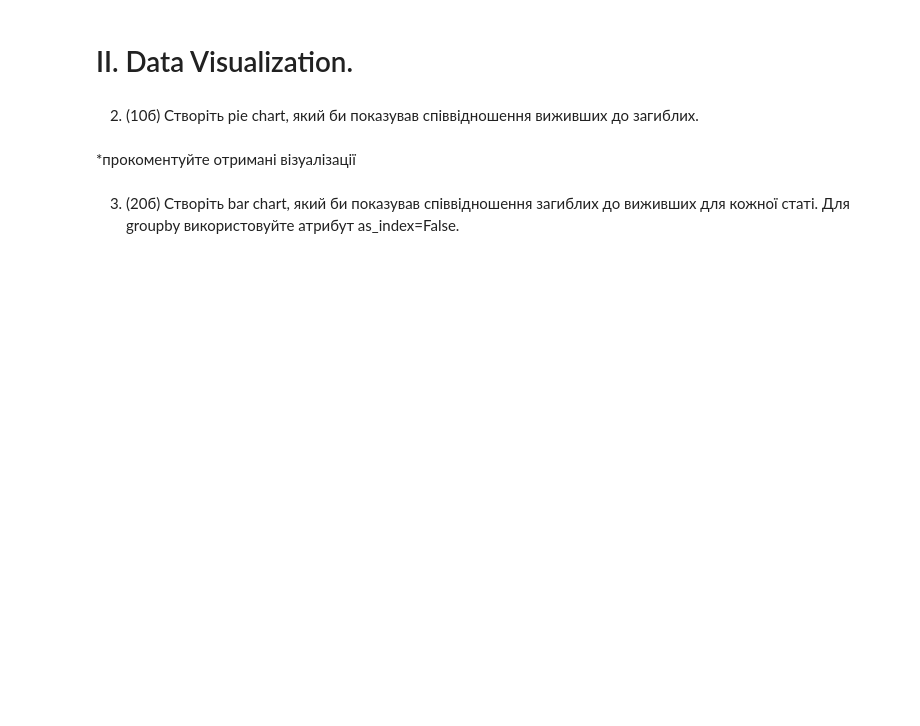
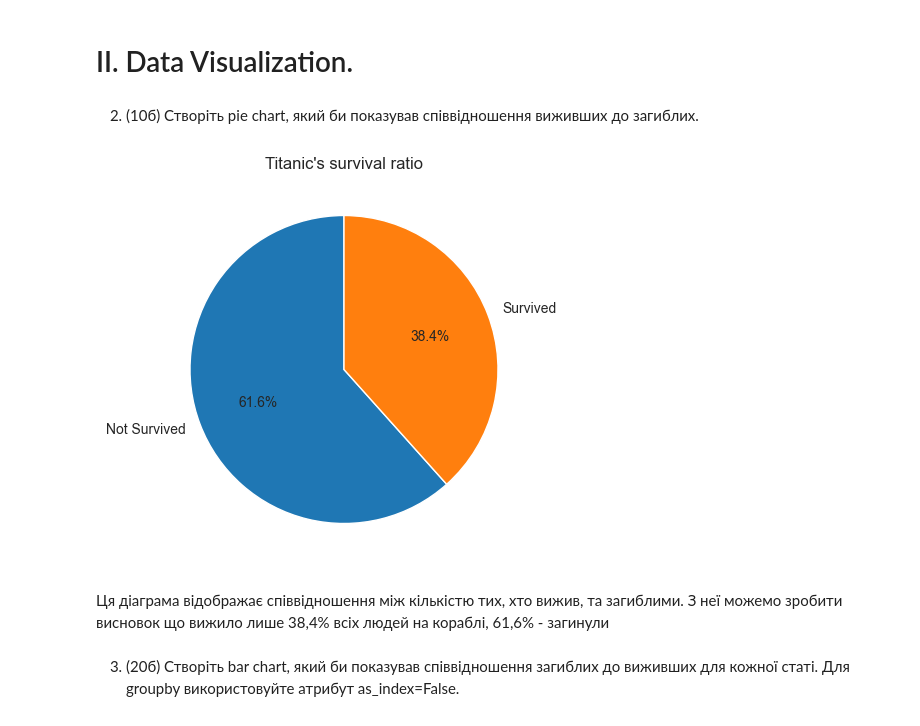
Before and after one commit to zakhar3009/pythonProject1, a Jupyter notebook: practice10/python_practice_10.ipynb, the cells around one changed output. Cells and saved outputs as stored; diff of their text form; code cells hidden in the pictures; blank space fills up the shorter version.

```diff
--- a/practice10/python_practice_10.ipynb
+++ b/practice10/python_practice_10.ipynb
@@ -9,2 +12,4 @@
 # %% [markdown]
 1. (2б) Для виконання цієї лабораторної роботи Вам необхідно скористатися вибіркою titanic ([train.csv](https://www.kaggle.com/c/titanic/data?select=train.csv)). Зчитайте його та збережіть його у змінну, щоб у подальшому її використати для візуалізацій. Виведіть інформацію про кожну колонку, її індекс, тип та кількість непропущених значень та перші кілька рядків датафрейму.
+# %%
+titanic_df = pd.read_csv("train.csv")
@@ -12,8 +62,17 @@
 # IІ. Data Visualization.
 # %% [markdown]
 2. (10б) Створіть pie chart, який би показував співвідношення виживших до загиблих.
-# %% [markdown]
-*прокоментуйте отримані візуалізації
+# %%
+survived_amount = titanic_df['Survived'].value_counts()
+
+plt.figure(figsize=(5, 5))
+plt.pie(survived_amount, labels=['Not Survived', 'Survived'], autopct='%1.1f%%', startangle=90)
+plt.title('Titanic\'s survival ratio')
+plt.show()
+# %% [output]
+[figure, added]
+# %% [markdown]
+Ця діаграма відображає співвідношення між кількістю тих, хто вижив, та загиблими. З неї можемо зробити висновок що вижило лише 38,4% всіх людей на кораблі, 61,6% - загинули
 # %% [markdown]
 3. (20б) Створіть bar chart, який би показував співвідношення загиблих до виживших для кожної статі. Для groupby використовуйте атрибут as_index=False.
 
```
Also changed, not shown: parts of 21 cells of this notebook, 1 other file.
